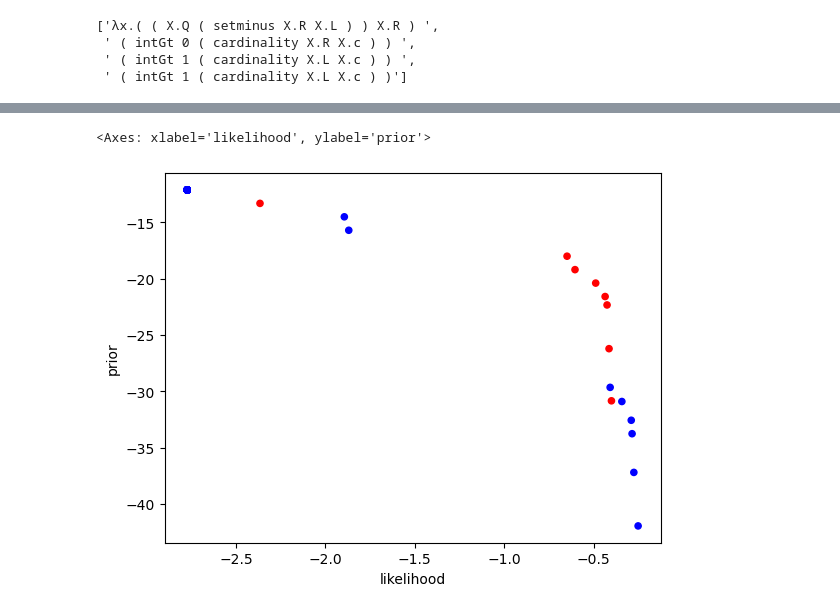
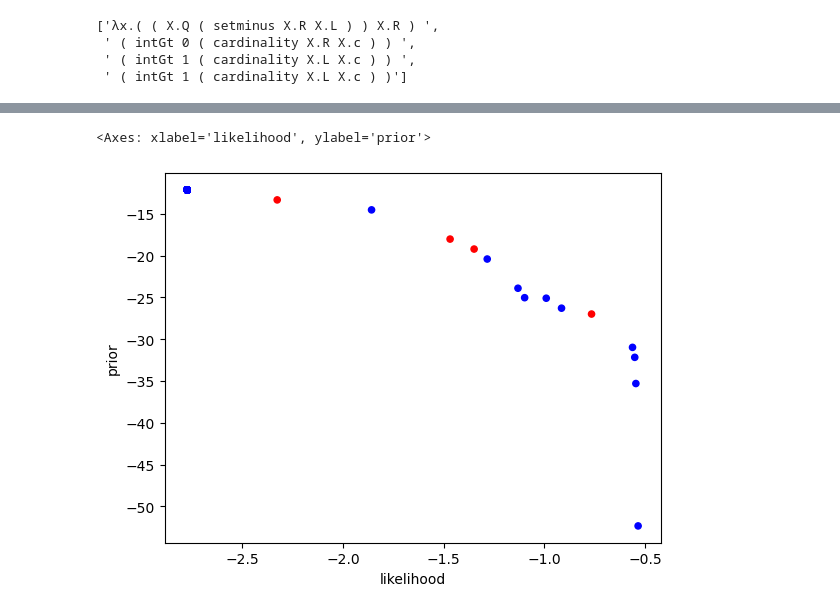
Before and after one commit to thelogicalgrammar/compositionalModes, a Jupyter notebook: analysis/quantifiers/analysis.ipynb, the cells around one changed output, grey strips where cells are left out. Saved outputs shown, nothing was run; the diff lists cells and outputs as text; code cells hidden in the pictures.

Commit message:
Add various plots to the analysis

```diff
--- a/analysis/quantifiers/analysis.ipynb
+++ b/analysis/quantifiers/analysis.ipynb
@@ -469 +186,21 @@ df.iloc[23]['hypothesis'].split('|')
+# %%
+df_literal = df[df['pragmatic'] == False]
+points, indices = pareto_frontier((
+    df_literal
+    .reset_index(drop=True)
+    [['likelihood', 'prior']]
+    .values
+))
+df_pareto_literal = df_literal.reset_index(drop=True).iloc[indices]
+
+df_pragmatic = df[df['pragmatic'] == True]
+points, indices = pareto_frontier((
+    df_pragmatic
+    .reset_index(drop=True)
+    [['likelihood', 'prior']]
+    .values
+))
+df_pareto_pragmatic = df_pragmatic.reset_index(drop=True).iloc[indices]
+
+df_pareto = pd.concat([df_pareto_literal, df_pareto_pragmatic])
 # %%
@@ -472,13 +216,15 @@ df_pareto = df.reset_index(drop=True).iloc[indices]
 # %%
-df_pareto.plot(
+
+
+df_pareto_literal.plot(
     kind='scatter',
     x='likelihood',
     y='prior',
-    c=df_pareto['cons'].apply(lambda x: 'red' if x else 'blue'),
+    c=df_pareto_literal['cons'].apply(lambda x: 'red' if x else 'blue'),
 )
 # %% [output]
 <Axes: xlabel='likelihood', ylabel='prior'>
-[figure, old version]
+[figure, new version]
 # %%
 fig = px.scatter(
     df_pareto,
```
Also changed, not shown: parts of 23 cells of this notebook, 8 other files.
